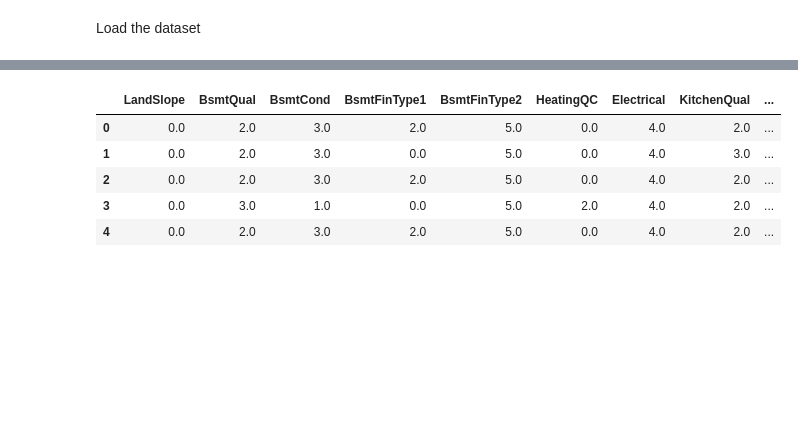
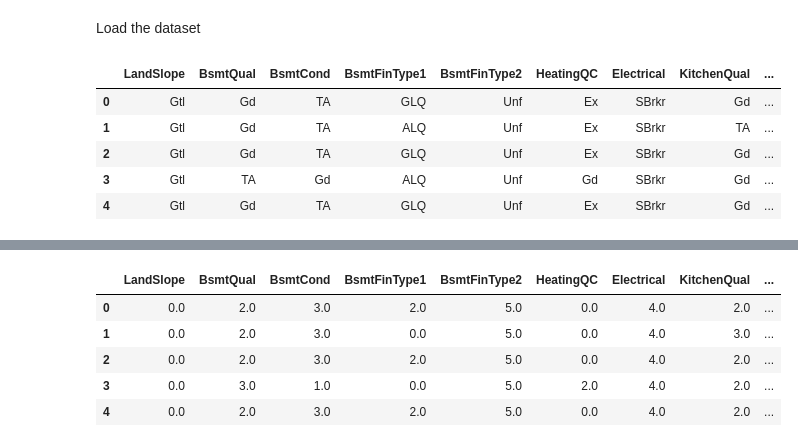
Before and after one commit to matthewgraca/4661-house-prices-regression, a Jupyter notebook: notebooks/data_visualization.ipynb, the cells around one changed output, grey strips where cells are left out. Drawn from its saved outputs; the diff is of its cells as text; code cells hidden in the pictures; blank space fills up the shorter version.

```diff
--- a/notebooks/data_visualization.ipynb
+++ b/notebooks/data_visualization.ipynb
@@ -16,10 +16,19 @@ df = pd.read_csv("../data/train.csv")
 # %%
 # Import dataProcessor class from data_processor.py file
 from data_processor import DataProcessor
 
-data_processor = DataProcessor()
-df_num = data_processor.numerical_data(df)
-df_ord = data_processor.ordinal_data(df)
+data_processor = DataProcessor(pd.read_csv("../data/train.csv"))
+df_num = data_processor.numerical_data()
+df_ord = df[data_processor.ordinal_cols]
+df_ord.head()
+# df_ord = data_processor.ordinal_data()
+# %% [output]
+|  | LandSlope | BsmtQual | BsmtCond | BsmtFinType1 | BsmtFinType2 | HeatingQC | Electrical | KitchenQual | ... |
+| 0 | Gtl | Gd | TA | GLQ | Unf | Ex | SBrkr | Gd | ... |
+| 1 | Gtl | Gd | TA | ALQ | Unf | Ex | SBrkr | TA | ... |
+| 2 | Gtl | Gd | TA | GLQ | Unf | Ex | SBrkr | Gd | ... |
+| 3 | Gtl | TA | Gd | ALQ | Unf | Gd | SBrkr | Gd | ... |
+| 4 | Gtl | Gd | TA | GLQ | Unf | Ex | SBrkr | Gd | ... |
 # %%
 df_num.head()
 # %% [output]
```
Also changed, not shown: parts of 13 cells of this notebook, 1 other file.
